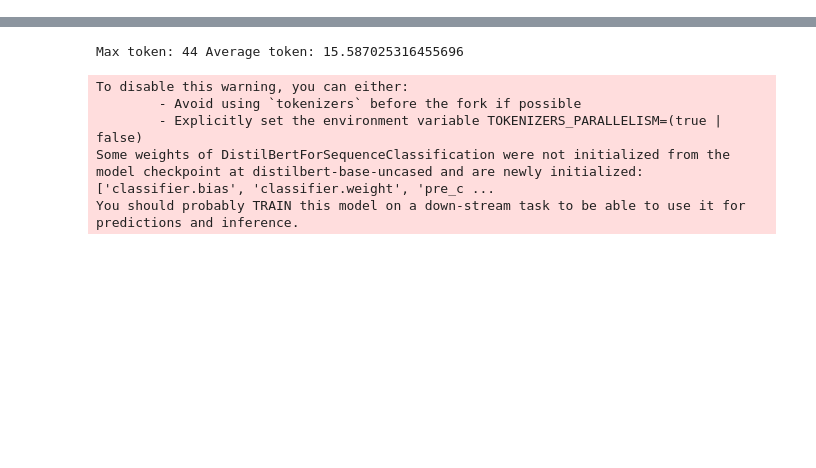
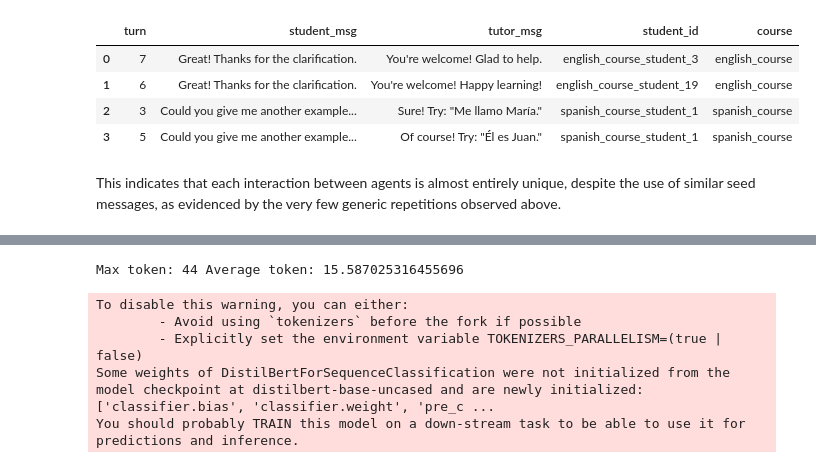
Before and after one commit to laurawpaaby/EduChatEval, a Jupyter notebook: testing_mypython_package.ipynb, the cells around one changed output, grey strips where cells are left out. Drawn from its saved outputs; the diff is of its cells as text; code cells hidden in the pictures; blank space fills up the shorter version.

```diff
--- a/testing_mypython_package.ipynb
+++ b/testing_mypython_package.ipynb
@@ -186,0 +265,33 @@ Turn 3:
+# %%
+course_dfs = {}
+
+# Loop through each course and simulate dialogues
+for course_name, course_content in seed_messages.items():
+    seeds = course_content.get("seeds", [])
+    n_seeds = len(seeds)
+    all_course_dialogues = []
+
+    for student_index in range(n_students_per_course):
+        # Select seed message in round-robin fashion
+        seed_message = seeds[student_index % n_seeds]
+
+        df_single = simulator.simulate_dialogue(
+            mode="general_task_solving",
+            turns=8, # Should be adjusted if there is any assumption about the number of turns
+            seed_message_input=seed_message
+        )
+
+        # Add student ID and course info
+        df_single["student_id"] = f"{course_name}_student_{student_index+1}"
+        df_single["course"] = course_name
+
+        all_course_dialogues.append(df_single)
+
+    # Combine into one dataframe per course
+    course_df = pd.concat(all_course_dialogues, ignore_index=True)
+    course_dfs[course_name] = course_df
+
+# Access the dataframes
+biology_df = course_dfs["biology_course"]
+english_df = course_dfs["english_course"]
+spanish_df = course_dfs["spanish_course"]
@@ -186,0 +316,18 @@ Turn 3:
+# %%
+# print duplicates messages if any where turn is not 1
+duplicates = []
+for course_name, course_df in course_dfs.items():
+    duplicates_course = course_df[course_df.duplicated(subset=['student_msg'], keep=False) & (course_df['turn'] != 1)]
+    duplicates.append(duplicates_course)
+
+# make into one df
+duplicates_df = pd.concat(duplicates, ignore_index=True)
+duplicates_df
+# %% [output]
+|  | turn | student_msg | tutor_msg | student_id | course |
+| 0 | 7 | Great! Thanks for the clarification. | You're welcome! Glad to help. | english_course_student_3 | english_course |
+| 1 | 6 | Great! Thanks for the clarification. | You're welcome! Happy learning! | english_course_student_19 | english_course |
+| 2 | 3 | Could you give me another example... | Sure! Try: "Me llamo María." | spanish_course_student_1 | spanish_course |
+| 3 | 5 | Could you give me another example... | Of course! Try: "Él es Juan." | spanish_course_student_1 | spanish_course |
+# %% [markdown]
+This indicates that each interaction between agents is almost entirely unique, despite the use of similar seed messages, as evidenced by the very few generic repetitions observed above.
```
Also changed, not shown: parts of 50 cells of this notebook, 41 other files.
